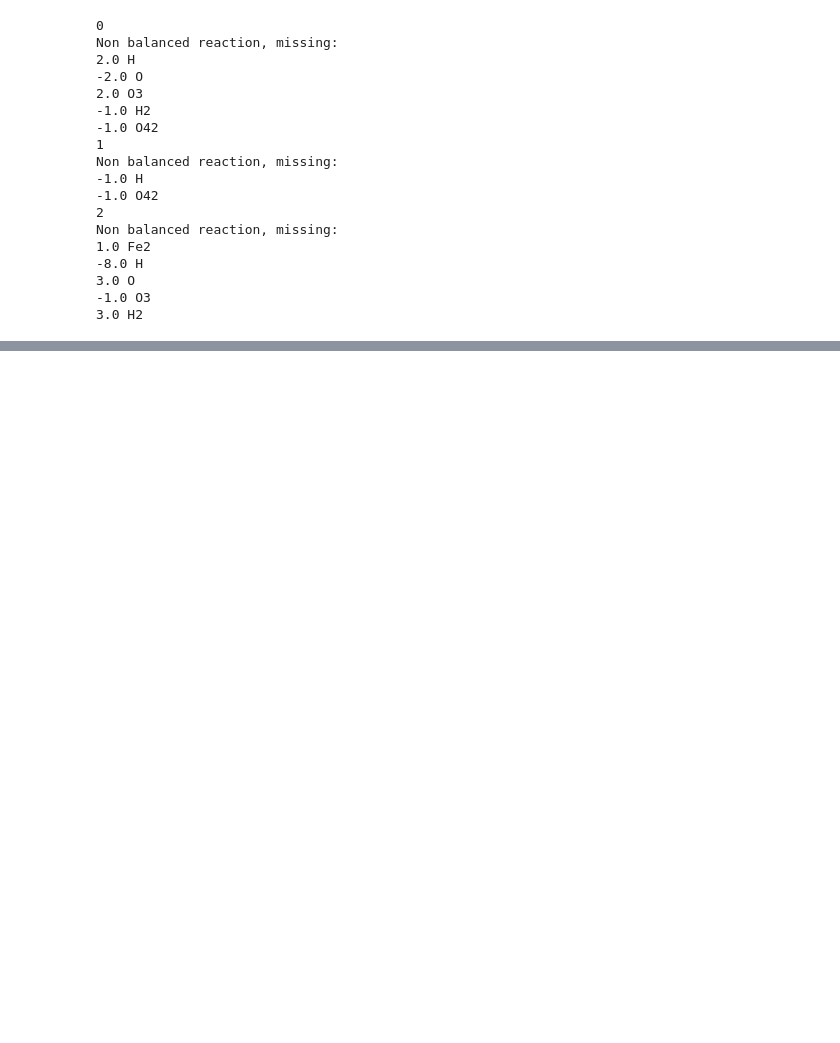
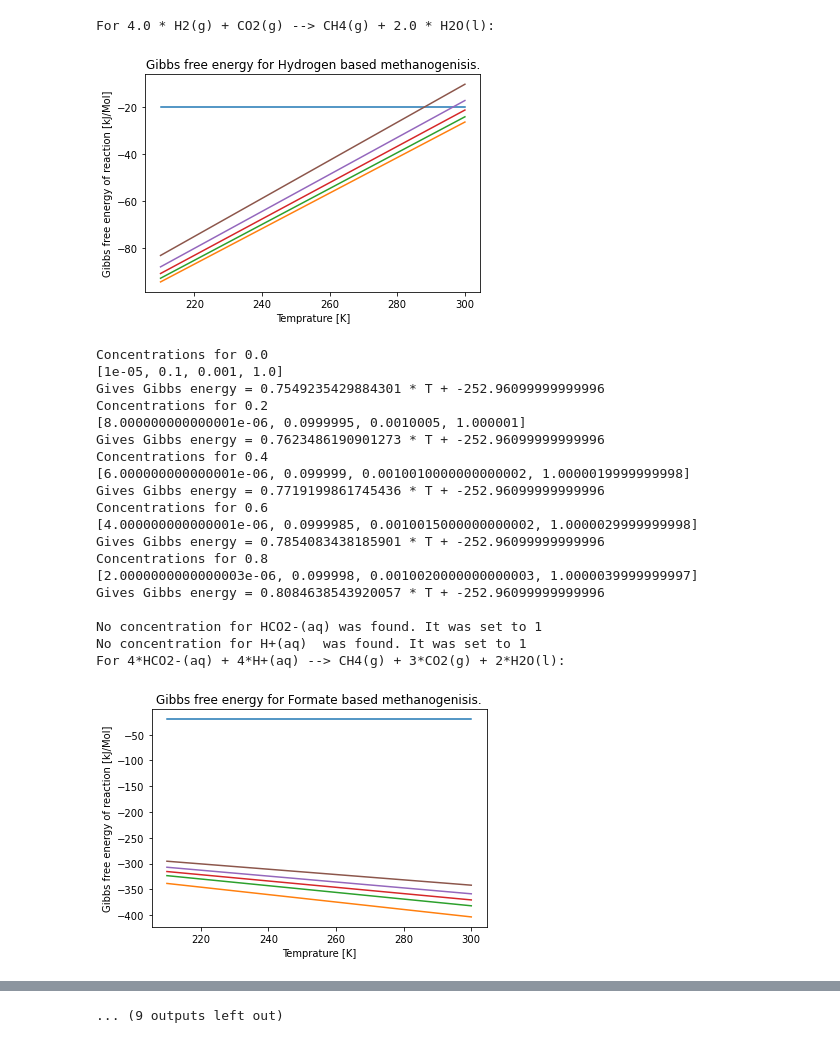
Before and after one commit to DylanDVerburg/GFEC, a Jupyter notebook: Gibsfreeenergy.ipynb, the cells around one changed output, grey strips where cells are left out. Saved outputs shown, nothing was run; the diff lists cells and outputs as text; code cells hidden in the pictures; blank space fills up the shorter version.

Commit message:
finished new reactions, restructured some code blocks
added new reactions for sulfer and iron reduction, restructured the code to be simpler to understand.

```diff
--- a/Gibsfreeenergy.ipynb
+++ b/Gibsfreeenergy.ipynb
@@ -316,30 +293,33 @@ titles_other = ['Sulphate reduction to sulphur gas',
 # %%
-for i in range(len(reaction_other)):
+for i in range(len(reactions)):
     #MRA.plot_for_T(reaction_CH4[i], Tmin = 210, Tmax = 300, warnings = False, title = titles[i])
-    print(i)
-    MRA.check_reaction(reaction_other[i])
-    #MRA.thin_film_simulation(reaction_other[i], title = titles_other[i], steps = 5, C_diff = 0.2, Tmin = 210, Tmax = 300)
+    #MRA.check_reaction(reaction_other[i])
+    MRA.thin_film_simulation(reactions[i], title = titles[i], steps = 5, C_diff = 0.2, Tmin = 210, Tmax = 300, show = 'save')
 
 
 #MRA.define_G(MRA.read_reaction(reaction_CH4[0], 1))
 #MRA.check_reaction(reaction_other[i])
 #MRA.give_for_T(reaction, T = [308.15])
 # %% [output]
-0
-Non balanced reaction, missing:
-2.0 H
--2.0 O
-2.0 O3
--1.0 H2
--1.0 O42
-1
-Non balanced reaction, missing:
--1.0 H
--1.0 O42
-2
-Non balanced reaction, missing:
-1.0 Fe2
--8.0 H
-3.0 O
--1.0 O3
-3.0 H2
+For 4.0 * H2(g) + CO2(g) --> CH4(g) + 2.0 * H2O(l):
+[figure, added]
+Concentrations for 0.0
+[1e-05, 0.1, 0.001, 1.0]
+Gives Gibbs energy = 0.7549235429884301 * T + -252.96099999999996
+Concentrations for 0.2
+[8.000000000000001e-06, 0.0999995, 0.0010005, 1.000001]
+Gives Gibbs energy = 0.7623486190901273 * T + -252.96099999999996
+Concentrations for 0.4
+[6.000000000000001e-06, 0.099999, 0.0010010000000000002, 1.0000019999999998]
+Gives Gibbs energy = 0.7719199861745436 * T + -252.96099999999996
+Concentrations for 0.6
+[4.000000000000001e-06, 0.0999985, 0.0010015000000000002, 1.0000029999999998]
+Gives Gibbs energy = 0.7854083438185901 * T + -252.96099999999996
+Concentrations for 0.8
+[2.0000000000000003e-06, 0.099998, 0.0010020000000000003, 1.0000039999999997]
+Gives Gibbs energy = 0.8084638543920057 * T + -252.96099999999996
+
+No concentration for HCO2-(aq) was found. It was set to 1
+No concentration for H+(aq)  was found. It was set to 1
+For 4*HCO2-(aq) + 4*H+(aq) --> CH4(g) + 3*CO2(g) + 2*H2O(l):
+[figure, added]
@@ -345,0 +405 @@ Non balanced reaction, missing:
+... (9 outputs left out)
```
Also changed, not shown: parts of 4 cells of this notebook.
